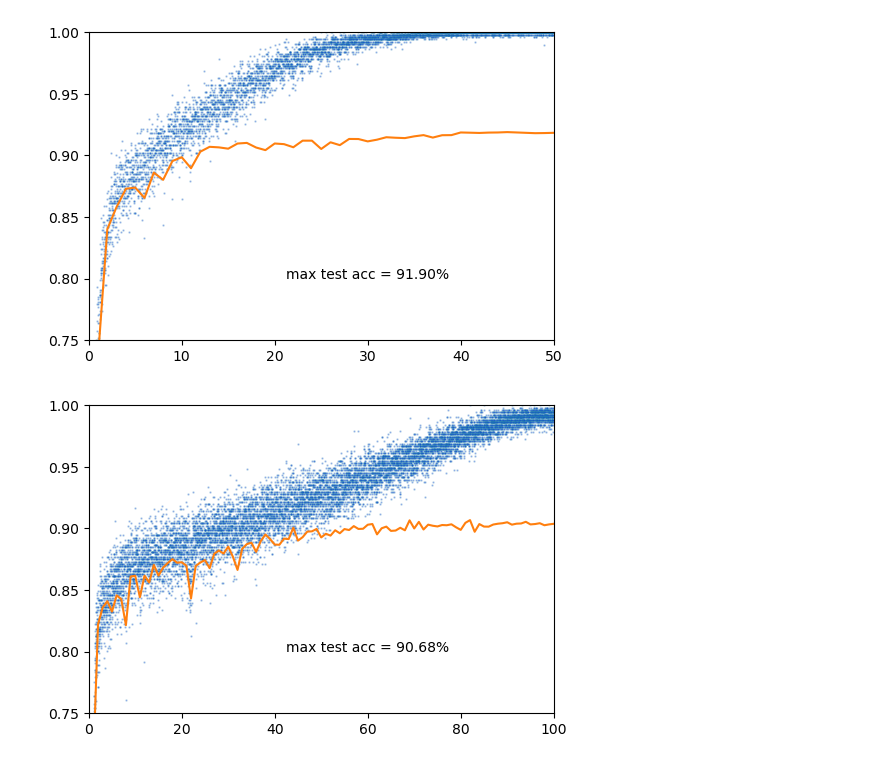
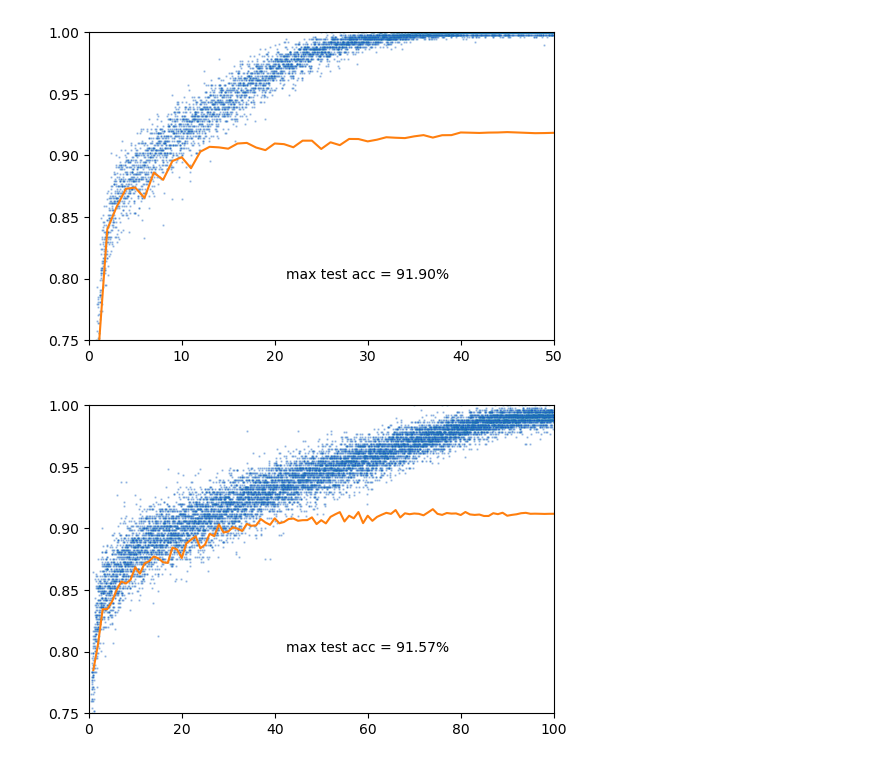
Before and after one commit to bmnsmets/semitorch, a Jupyter notebook: experiments/convnext_fashion.ipynb, the cells around one changed output. Cells and saved outputs as stored; diff of their text form; code cells hidden in the pictures.

```diff
--- a/experiments/convnext_fashion.ipynb
+++ b/experiments/convnext_fashion.ipynb
@@ -231,41 +231,44 @@ model.reset_parameters()
 
 loss = nn.CrossEntropyLoss(label_smoothing=0.1)
 epochs = 100
 base_lr = 4e-3
 
 nonmaxplus_params = semitorch.nonmaxplus_parameters(model)
 maxplus_params = semitorch.nonmaxplus_parameters(model)
 
-optimizer = torch.optim.AdamW(nonmaxplus_params, lr=base_lr, weight_decay=5e-3)
-scheduler = CosineLRScheduler(
-    optimizer,
+optimizer1 = torch.optim.AdamW(nonmaxplus_params, lr=base_lr, weight_decay=5e-3)
+scheduler1 = CosineLRScheduler(
+    optimizer1,
     t_initial=epochs,
     warmup_t=5,
     warmup_lr_init=base_lr/25,
     lr_min=base_lr/250,
 )
 
-optimizer = torch.optim.AdamW(maxplus_params, lr=1e-2, weight_decay=5e-2)
-scheduler = CosineLRScheduler(
-    optimizer,
+optimizer2 = torch.optim.AdamW(maxplus_params, lr=1e-3, weight_decay=1e-2)
+scheduler2 = CosineLRScheduler(
+    optimizer2,
     t_initial=epochs,
     warmup_t=5,
     warmup_lr_init=base_lr/50,
-    lr_min=base_lr/150,
+    lr_min=base_lr/250,
 )
+
+optimizer = MultiOptimizer(optimizer1, optimizer2)
+scheduler = MultiLRScheduler(scheduler1, scheduler2)
 
 train(
     model,
     device,
     trainloader,
     testloader,
     optimizer,
     scheduler,
     loss,
     epochs,
 )
 # %% [output]
-[figure, old version]
+[figure, new version]
 # %%
 x,y=trainset[0]
 z = x.to(device).unsqueeze(0)
```
Also changed, not shown: parts of 4 cells of this notebook, 2 other files.
